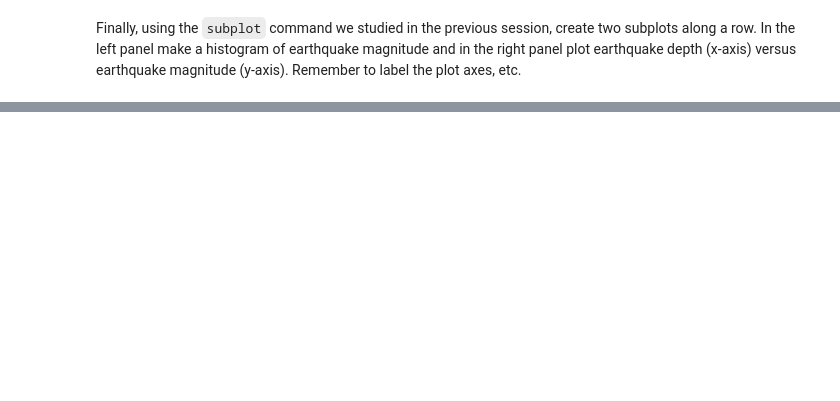
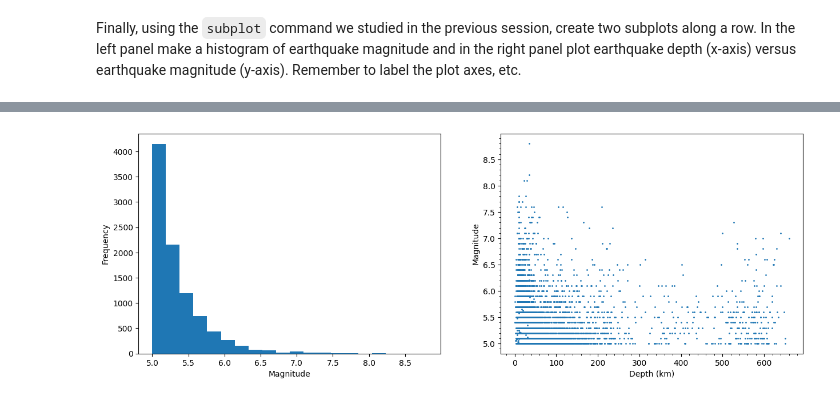
Before and after one commit to JBorean11/EMSC2010-W3-P2, a Jupyter notebook: EMSC2010_W3_P2_NB1_u7926254.ipynb, the cells around one changed output, grey strips where cells are left out. Cells and saved outputs as stored; diff of their text form; code cells hidden in the pictures; blank space fills up the shorter version.

```diff
--- a/EMSC2010_W3_P2_NB1_u7926254.ipynb
+++ b/EMSC2010_W3_P2_NB1_u7926254.ipynb
@@ -170,0 +358,18 @@
+# %%
+from numpy._core.defchararray import count
+# --------------------------------------------------
+# ENTER YOUR PLOT CODE HERE
+# --------------------------------------------------
+
+fig, ax = plt.subplots(1,2,figsize=(15, 5)) #make 2 set axes in a row
+
+ax[0].hist(df_EQ['magnitude'], bins=20) # plot histogram for Magnitude, bins are intervals.
+ax[0].set_xlabel('Magnitude') #set x label
+ax[0].set_ylabel('Frequency') # set y=label
+
+ax[1].plot(df_EQ['depth [km]'],df_EQ['magnitude'],'o', ms=1 ) #plot depth vs. magnitude in the first axes, 'o' = dots, ms is marker size
+ax[1].set_ylabel('Magnitude') #text for the y-axis label
+ax[1].set_xlabel('Depth (km)') # x-axis label
+ax[1].minorticks_on() #show the minor ticks
+# %% [output]
+[figure, added]
```
Also changed, not shown: parts of 8 cells of this notebook.
